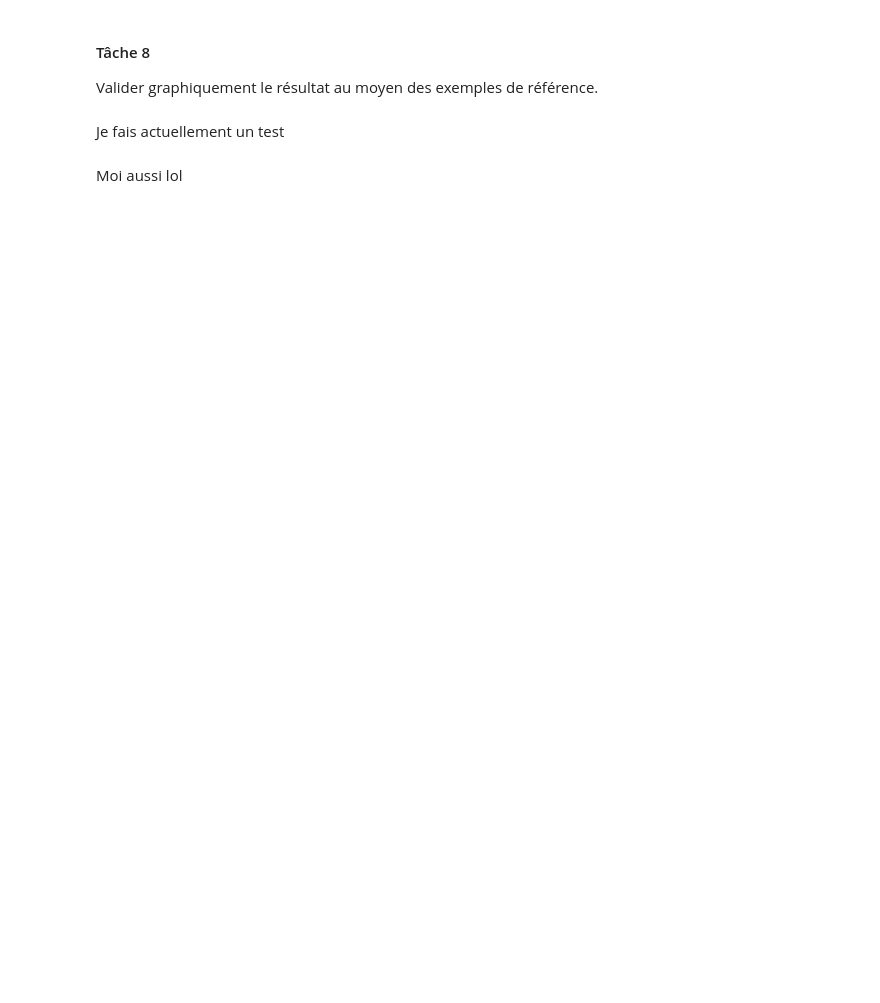
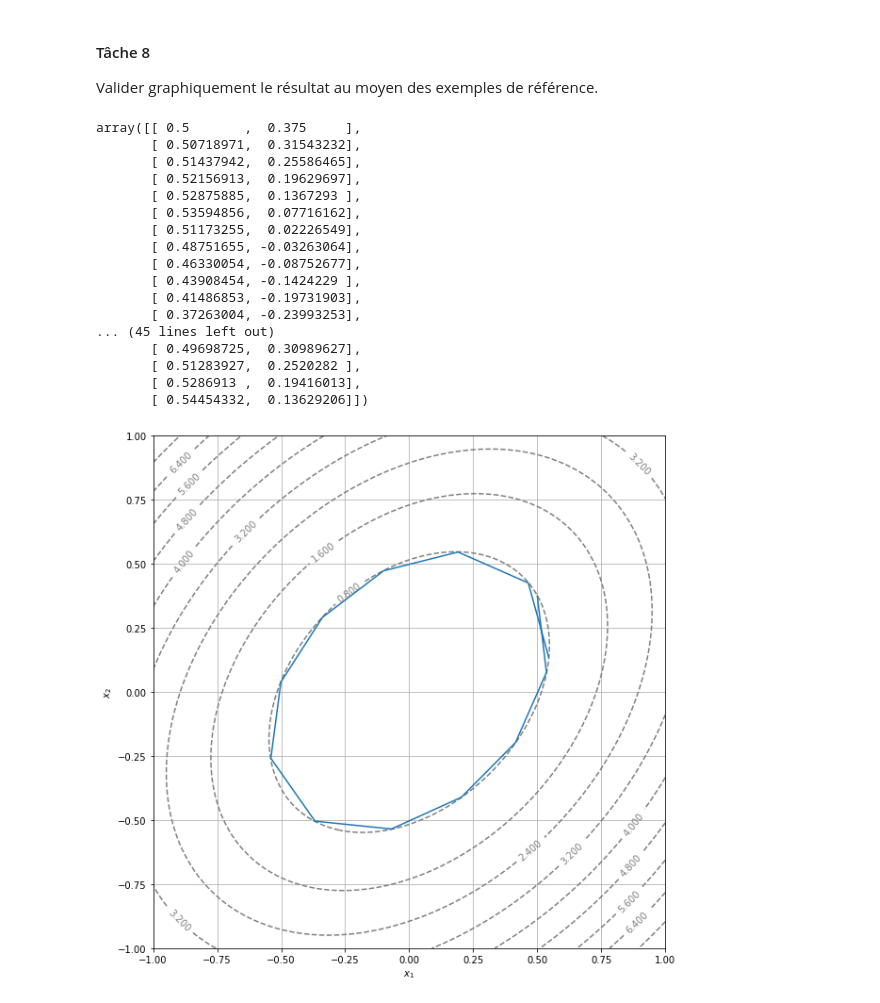
Before and after one commit to Loris0/Projet_num-rique, a Jupyter notebook: Courbes_de_niveau_Guilluy_Megy_2.ipynb, the cells around one changed output. Cells and saved outputs as stored; diff of their text form; code cells hidden in the pictures; blank space fills up the shorter version.

```diff
--- a/Courbes_de_niveau_Guilluy_Megy_2.ipynb
+++ b/Courbes_de_niveau_Guilluy_Megy_2.ipynb
@@ -559,7 +768,63 @@ Intégrer le mécanisme d'interpolation dans (une nouvelle version de) la foncti
 #### Tâche 8
 
 Valider graphiquement le résultat au moyen des exemples de référence.
-# %% [markdown]
-Je fais actuellement un test
-# %% [markdown]
-Moi aussi lol
+# %%
+def level_curve_display(f, x0, y0, delta=0.1,oversampling=1, N=1000, eps=eps):
+    grad_f=grad(f)
+    c=f(x0,y0)
+    X0=np.array([x0,y0])
+    X=np.array([X0])
+    res=np.array([X0])
+    for i in range(N-1):
+        a,b=X[-1][0],X[-1][1]
+        x,y=transf1(f,a,b,delta)[0],transf1(f,a,b,delta)[1]
+        B=Newton2(G,x,y,a,b,c,delta,f)
+        #(a,b) est le point précédemment trouvé, il est nécessaire pour évaluer la distance de (xk,yk) au point précédent dans la méthode de newton
+        if (oversampling>1):
+            g=gamma(np.linspace(0, 1, oversampling+1), (a, b), (B[0][0], B[0][1]), (transf1(f,a,b,delta)[0], transf1(f,a,b,delta)[1]), (transf1(f,B[0][0],B[0][1],delta)[0], transf1(f,B[0][0],B[0][1],delta)[1]))
+            for j in range(1,oversampling+1):
+                tab=np.array([g[:,j]])
+                res=np.concatenate((res,tab),axis=0)
+        else:
+            res=np.concatenate((res,B),axis=0)
+        X=np.concatenate((X,B),axis=0)
+        if(i>1):
+            d=(X[-1][0]-X[-2][0])*(X[1][1]-X[0][1])-(X[-1][1]-X[-2][1])*(X[1][0]-X[0][0])
+            if(d==0):
+                t=(X[1][0]-X[0][0])*(X[-1][1]-X[-2][1])-(X[1][1]-X[0][1])*(X[-1][0]-X[-2][0])
+                if(t==0):
+                    if(float((X[0][0]-X[-2][0])/(X[-1][0]-X[-2][0]))<=1 and float((X[0][0]-X[-2][0])/(X[-1][0]-X[-2][0]))>=0):
+                        display_contour(f, np.linspace(-1, 1, 100),np.linspace(-1, 1, 100), 10)
+                        plt.plot(res[:,0],res[:,1])
+                        return res
+            else:
+                u=float(((X[0][0]-X[-2][0])*(X[1][1]-X[0][1])+(X[1][0]-X[0][0])*(X[-2][1]-X[0][1]))/d)
+                v=float(((X[-1][0]-X[-2][0])*(X[-2][1]-X[0][1])+(X[-1][1]-X[-2][1])*(X[0][0]-X[-2][0]))/d)
+                if(u>=0 and u<=1 and v>=0 and v<=1):
+                    display_contour(f, np.linspace(-1, 1, 100),np.linspace(-1, 1, 100), 10)
+                    plt.plot(res[:,0],res[:,1])
+                    return res
+    display_contour(f, np.linspace(-1, 1, 100),np.linspace(-1, 1, 100), 10)
+    plt.plot(res[:,0],res[:,1])
+    return res
+
+level_curve_display(f1,0.5,0.375,0.3,5)
+# %% [output]
+array([[ 0.5       ,  0.375     ],
+       [ 0.50718971,  0.31543232],
+       [ 0.51437942,  0.25586465],
+       [ 0.52156913,  0.19629697],
+       [ 0.52875885,  0.1367293 ],
+       [ 0.53594856,  0.07716162],
+       [ 0.51173255,  0.02226549],
+       [ 0.48751655, -0.03263064],
+       [ 0.46330054, -0.08752677],
+       [ 0.43908454, -0.1424229 ],
+       [ 0.41486853, -0.19731903],
+       [ 0.37263004, -0.23993253],
+... (45 lines left out)
+       [ 0.49698725,  0.30989627],
+       [ 0.51283927,  0.2520282 ],
+       [ 0.5286913 ,  0.19416013],
+       [ 0.54454332,  0.13629206]])
+[figure, added]
```
Also changed, not shown: parts of 7 cells of this notebook.
